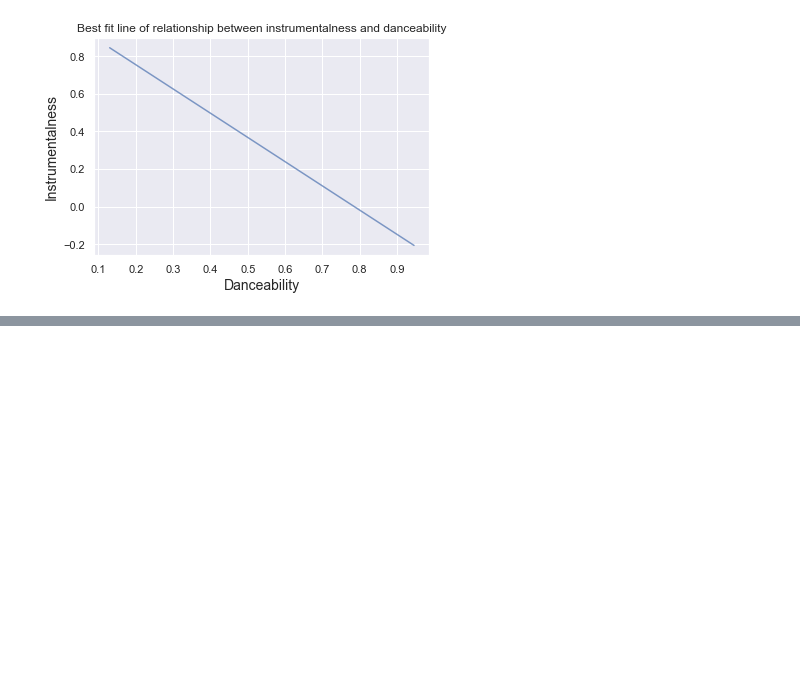
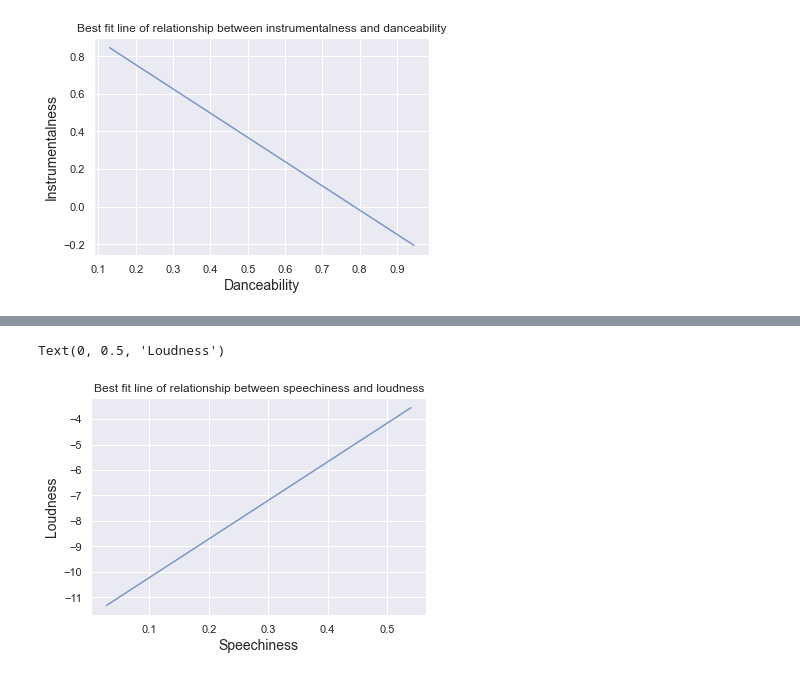
Before and after one commit to pattanaikay/scaling-chainsaw-MultiLR, a Jupyter notebook: Documents/EPGP Course/Spotify EDA Project/Spotify.ipynb, the cells around one changed output, grey strips where cells are left out. Saved outputs shown, nothing was run; the diff lists cells and outputs as text; code cells hidden in the pictures; blank space fills up the shorter version.

```diff
--- a/Documents/EPGP Course/Spotify EDA Project/Spotify.ipynb
+++ b/Documents/EPGP Course/Spotify EDA Project/Spotify.ipynb
@@ -329,0 +331,20 @@ NameError: name 'df' is not defined
+# %%
+from scipy.stats import linregress
+
+xs = data['speechiness']
+ys = data['loudness']
+
+# Compute the linear regression
+res = linregress(xs, ys)
+
+# Plot the line of best fit
+fx = np.array([xs.min(), xs.max()])
+fy = res.slope * fx + res.intercept
+plt.plot(fx, fy, '-', alpha=0.7)
+
+plt.title("Best fit line of relationship between speechiness and loudness")
+plt.xlabel("Speechiness", size=14)
+plt.ylabel("Loudness", size=14)
+# %% [output]
+Text(0, 0.5, 'Loudness')
+[figure, added]
```
Also changed, not shown: parts of 1 cell of this notebook.
